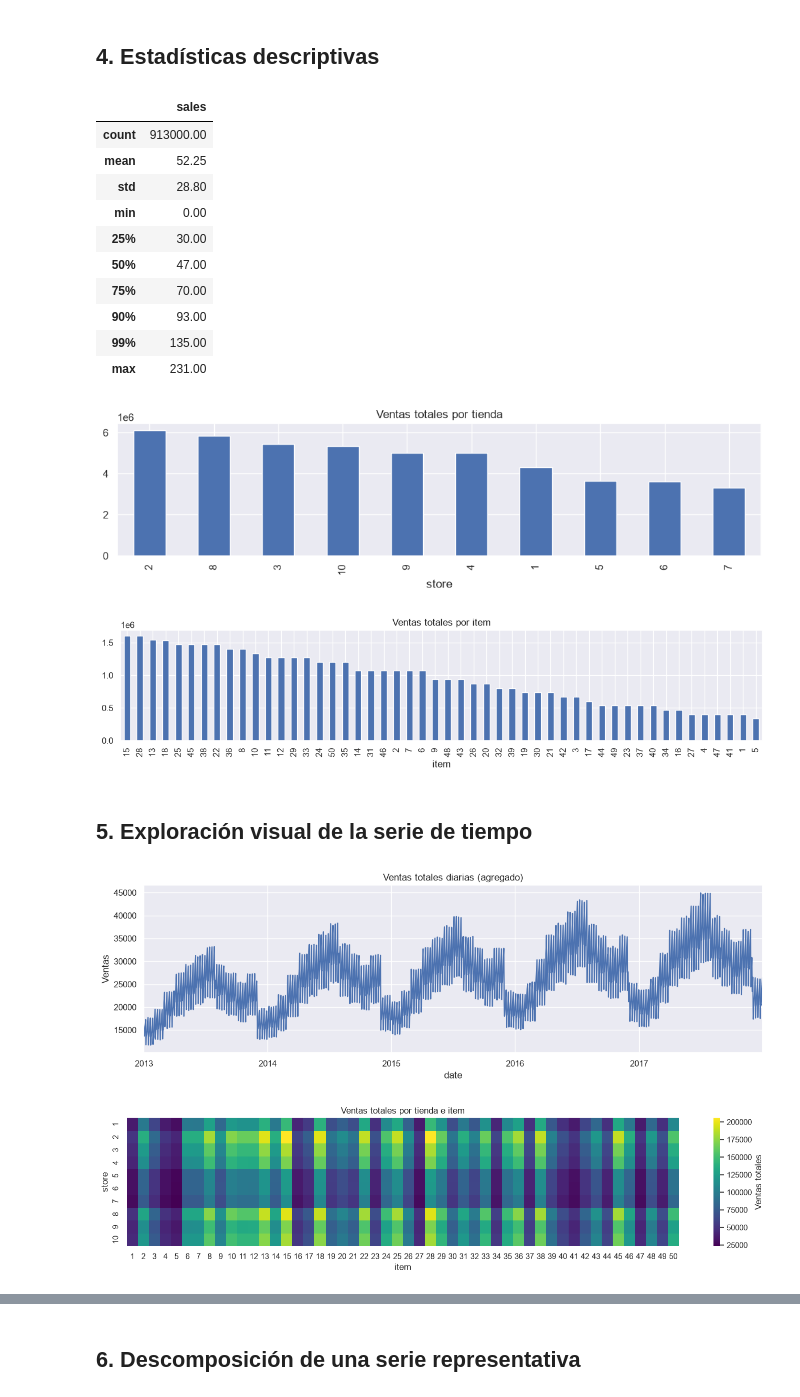
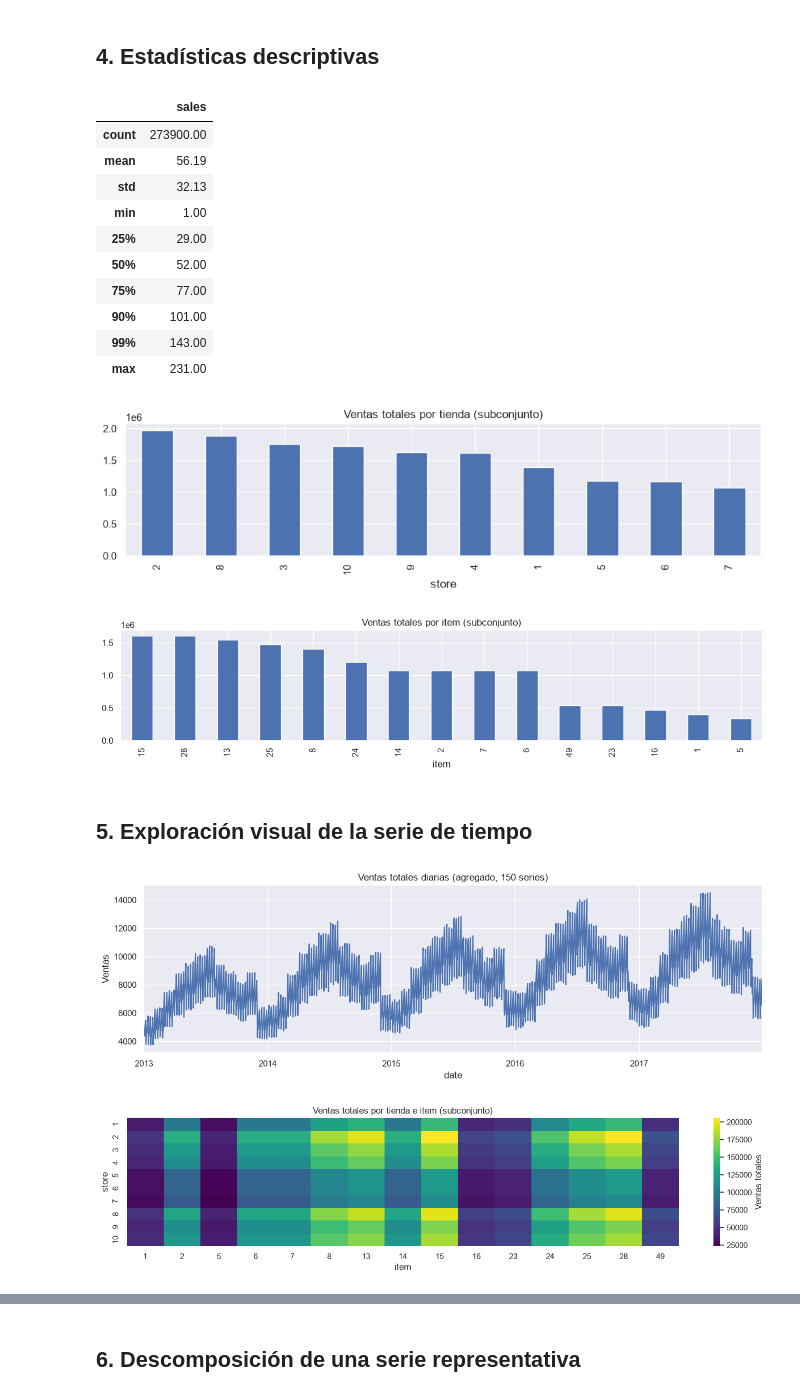
Before and after one commit to JaimeRamosMiranda/ML2_Series_de_tiempo, a Jupyter notebook: notebooks/01_preprocesamiento_eda.ipynb, the cells around one changed output, grey strips where cells are left out. Saved outputs shown, nothing was run; the diff lists cells and outputs as text; code cells hidden in the pictures.

```diff
--- a/notebooks/01_preprocesamiento_eda.ipynb
+++ b/notebooks/01_preprocesamiento_eda.ipynb
@@ -53,0 +46,12 @@ Filas: 913,000 | Columnas: 4
+# %%
+raw = pd.read_csv(RAW / "train.csv", parse_dates=["date"])
+
+DEFAULT_ITEMS = [1, 2, 5, 6, 7, 8, 13, 14, 15, 16, 23, 24, 25, 28, 49]
+DEFAULT_STORES = list(range(1, 11))
+
+df = raw[raw["store"].isin(DEFAULT_STORES) & raw["item"].isin(DEFAULT_ITEMS)]\
+       .sort_values(["store", "item", "date"]).reset_index(drop=True)
+
+print(f"Filas originales: {len(raw):,} | Subconjunto (150 series): {df.shape[0]:,} | Columnas: {df.shape[1]}")
+print(f"Series: {df['store'].nunique()} tiendas x {df['item'].nunique()} items")
+df.head()
@@ -108,49 +123,49 @@ Frecuencia: D
 df["sales"].describe(percentiles=[0.25, 0.5, 0.75, 0.9, 0.99]).to_frame("sales")
 # %% [output]
 |  | sales |
-| count | 913000.00 |
-| mean | 52.25 |
-| std | 28.80 |
-| min | 0.00 |
-| 25% | 30.00 |
-| 50% | 47.00 |
-| 75% | 70.00 |
-| 90% | 93.00 |
-| 99% | 135.00 |
+| count | 273900.00 |
+| mean | 56.19 |
+| std | 32.13 |
+| min | 1.00 |
+| 25% | 29.00 |
+| 50% | 52.00 |
+| 75% | 77.00 |
+| 90% | 101.00 |
+| 99% | 143.00 |
 | max | 231.00 |
 # %%
 # Ventas totales por tienda
 store_sales = df.groupby("store")["sales"].sum().sort_values(ascending=False)
-ax = store_sales.plot.bar(figsize=(10, 3), title="Ventas totales por tienda")
+ax = store_sales.plot.bar(figsize=(10, 3), title="Ventas totales por tienda (subconjunto)")
 plt.tight_layout(); plt.show()
 
 # Ventas totales por item
 item_sales = df.groupby("item")["sales"].sum().sort_values(ascending=False)
-ax = item_sales.plot.bar(figsize=(12, 3), title="Ventas totales por item")
+ax = item_sales.plot.bar(figsize=(12, 3), title="Ventas totales por item (subconjunto)")
 plt.tight_layout(); plt.show()
 # %% [output]
-[figure, old version]
+[figure, new version]
-[figure, old version]
+[figure, new version]
 # %% [markdown]
 ## 5. Exploración visual de la serie de tiempo
 # %%
 # Serie agregada (todas las tiendas/items): tendencia y estacionalidad
 daily = df.groupby("date")["sales"].sum()
 fig, ax = plt.subplots(figsize=(12, 4))
-daily.plot(ax=ax, title="Ventas totales diarias (agregado)")
+daily.plot(ax=ax, title="Ventas totales diarias (agregado, 150 series)")
 ax.set_ylabel("Ventas")
 fig.tight_layout(); fig.savefig(FIGURES / "total_sales_daily.png", dpi=150); plt.show()
 # %% [output]
-[figure, old version]
+[figure, new version]
 # %%
 # Heatmap de ventas totales: tienda (filas) x item (columnas)
 pivot = df.pivot_table(index="store", columns="item", values="sales", aggfunc="sum")
 fig, ax = plt.subplots(figsize=(14, 3.5))
 sns.heatmap(pivot, cmap="viridis", ax=ax, cbar_kws={"label": "Ventas totales"})
-ax.set_title("Ventas totales por tienda e item")
+ax.set_title("Ventas totales por tienda e item (subconjunto)")
 fig.tight_layout(); fig.savefig(FIGURES / "heatmap_store_item.png", dpi=150); plt.show()
 # %% [output]
-[figure, old version]
+[figure, new version]
 # %%
 # Distribución de ventas
 fig, axes = plt.subplots(1, 2, figsize=(12, 3.5))
```
Also changed, not shown: parts of 16 cells of this notebook, 10 other files.
